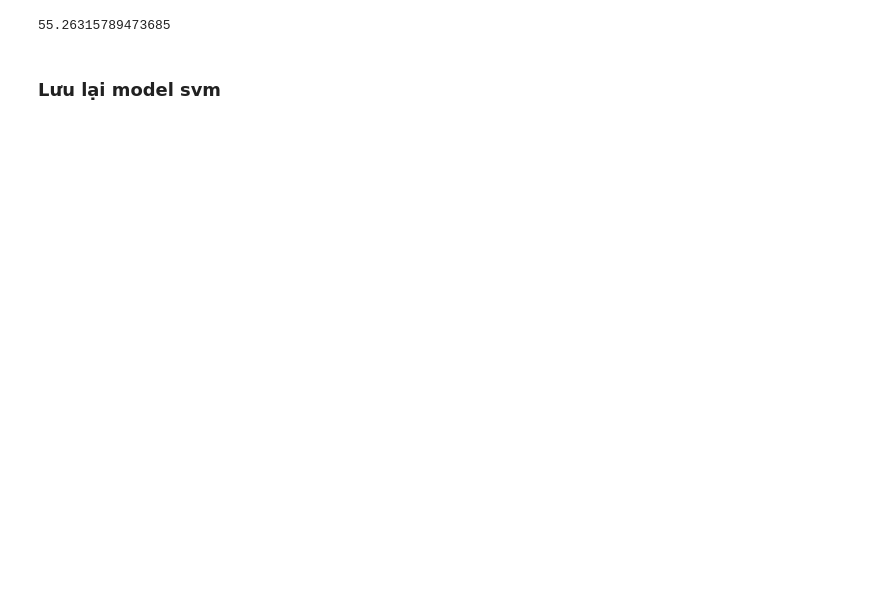
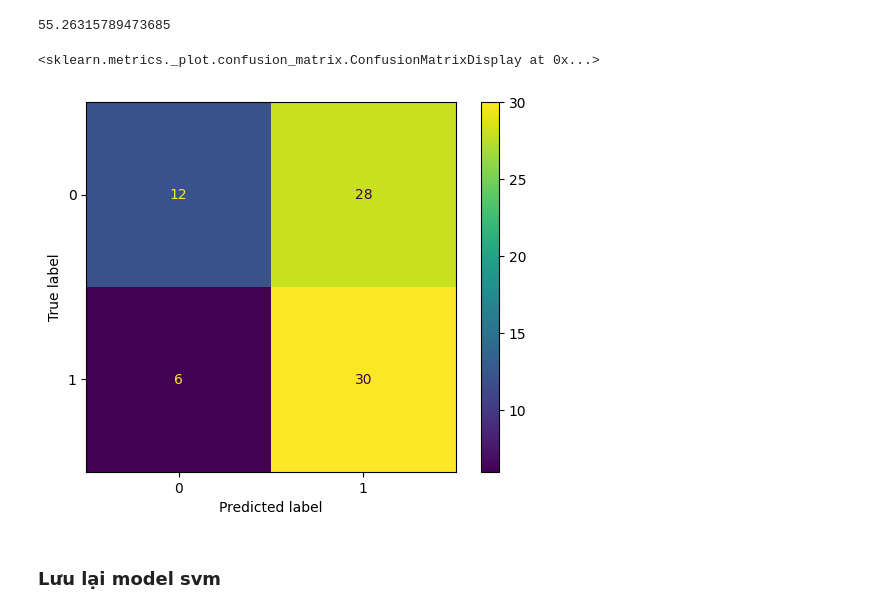
Before and after one commit to LeaQD/Predicting-Heart-Disease_TTCS, a Jupyter notebook: jupyter/train_model_svm_and_knn.ipynb, the cells around one changed output. Saved outputs shown, nothing was run; the diff lists cells and outputs as text; code cells hidden in the pictures; blank space fills up the shorter version.

```diff
--- a/jupyter/train_model_svm_and_knn.ipynb
+++ b/jupyter/train_model_svm_and_knn.ipynb
@@ -159,5 +179,11 @@ print(100*accuracy_score(Y_test, y_pred_svm.round()))
 # %% [output]
 55.26315789473685
+# %%
+cm = confusion_matrix(Y_test, y_pred_svm)
+ConfusionMatrixDisplay.from_predictions(Y_test,y_pred_svm)
+# %% [output]
+<sklearn.metrics._plot.confusion_matrix.ConfusionMatrixDisplay at 0x...>
+[figure, added]
 # %% [markdown]
 ### Lưu lại model svm
 # %%
```
Also changed, not shown: parts of 4 cells of this notebook, 2 other files.
